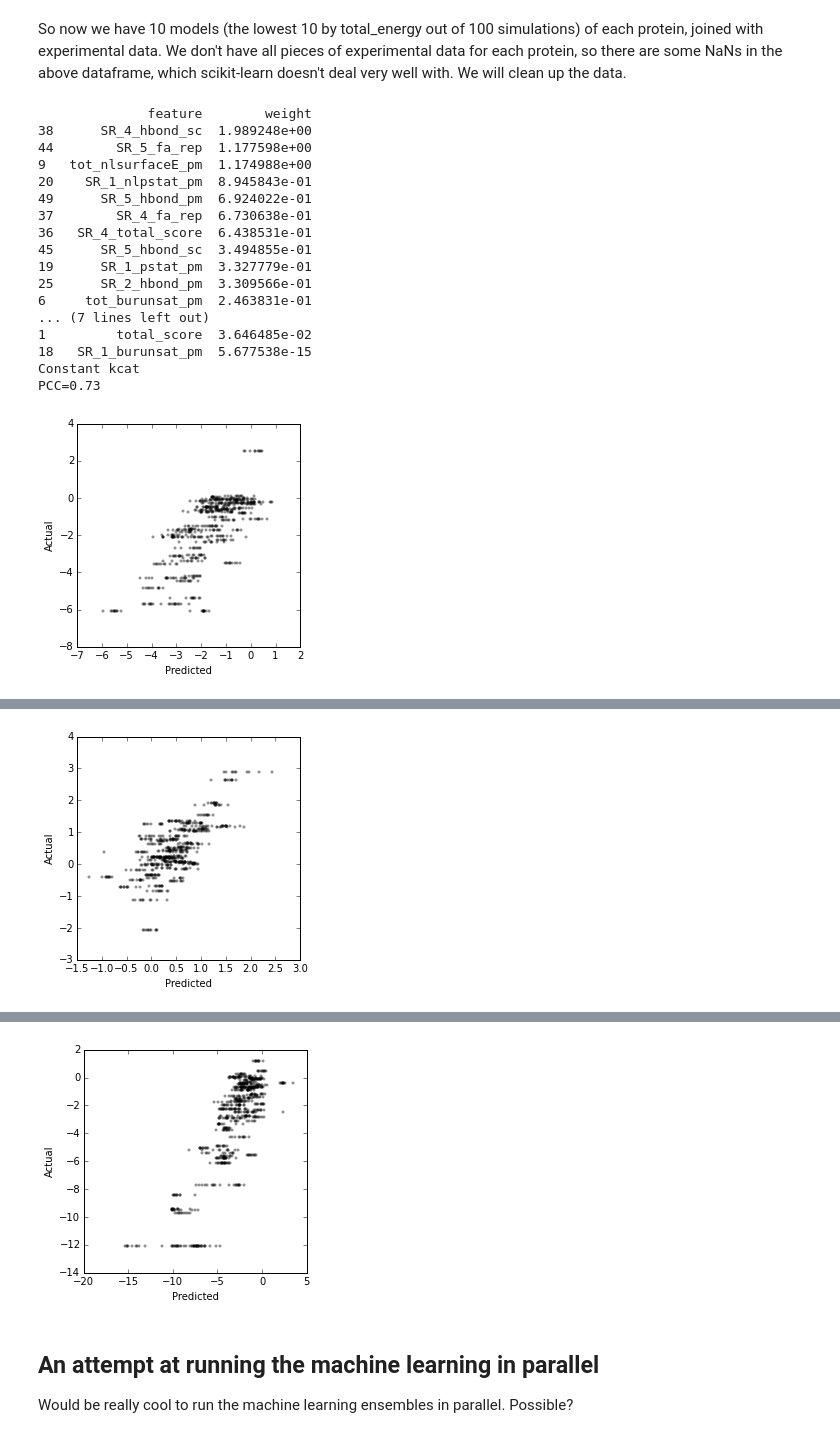
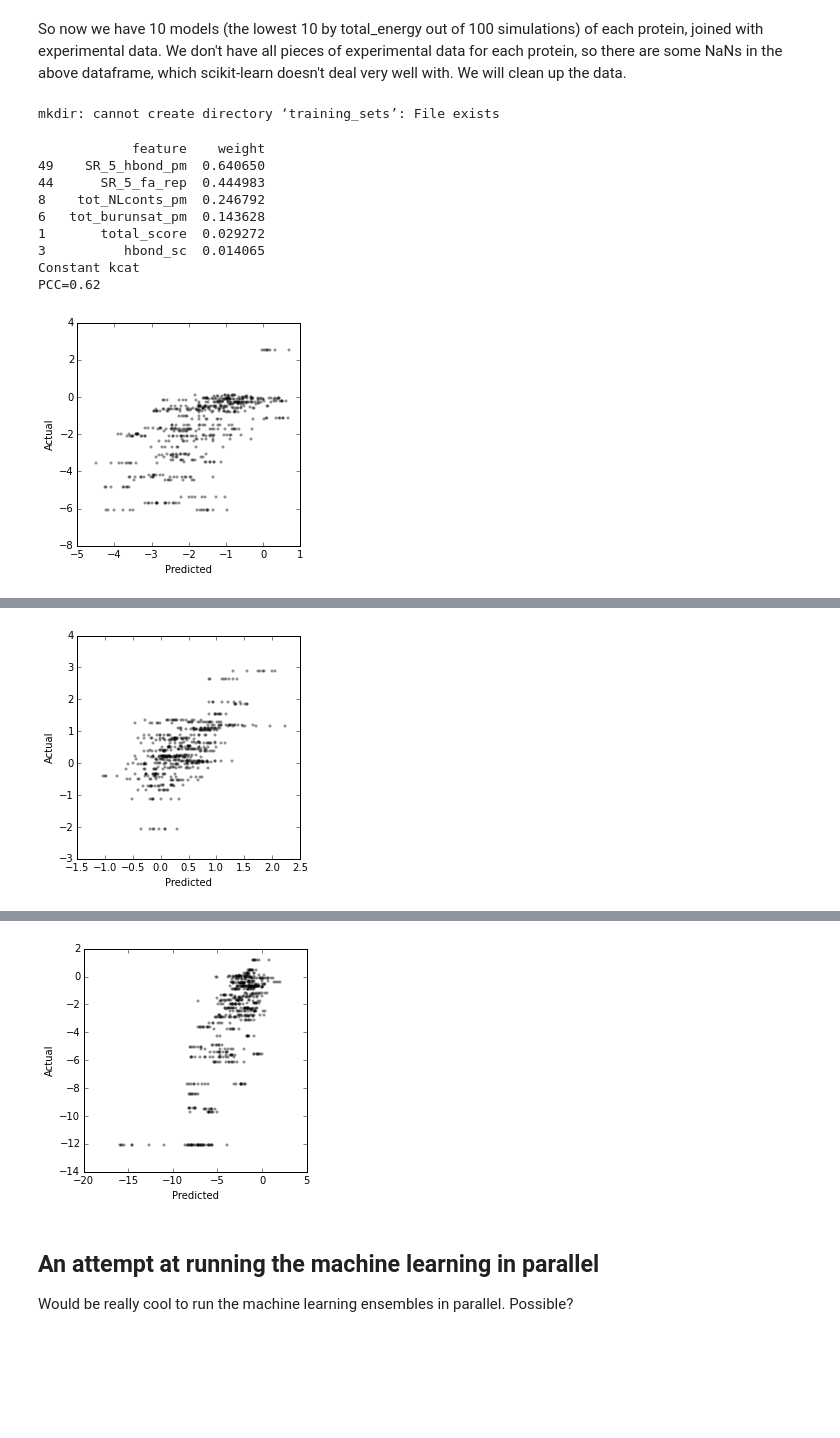
Before and after one commit to dacarlin/bagel-benchmark, a Jupyter notebook: Untitled.ipynb, the cells around one changed output, grey strips where cells are left out. Cells and saved outputs as stored; diff of their text form; code cells hidden in the pictures; blank space fills up the shorter version.

Commit message:
Clean and running with nstruct 100

```diff
--- a/Untitled.ipynb
+++ b/Untitled.ipynb
@@ -56,10 +51,10 @@ for mutant in mutants:
 # %% [output]
 156 mutants
 # %%
-nstruct = 10
+nstruct = 100
 
 with open( 'list', 'w' ) as fn:
     for i in range( nstruct ):
         for mutant in mutants:
-            fn.write( '-s input_pdb/{}.pdb -parser:script_vars target={} -user_tag {} \n'.format( mutant, mutant[1:-1], i ) )
+            fn.write( '-s input_pdb/{}.pdb -parser:script_vars target={} -suffix _{} \n'.format( mutant, mutant[1:-1], i ) )
 # %%
@@ -119,15 +105,15 @@ Error:
 from glob import glob
 import pandas
 
-dfs = [ pandas.read_csv( i, sep='\s+' ) for i in glob( 'out/*sc' ) ]
-df = pandas.concat( dfs )
+sfs = [ pandas.read_csv( i, sep='\s+' ) for i in glob( 'out/*sc' ) ]
+sf = pandas.concat( sfs )
+sf['name'] = sf.description.str.split( '_' ).str[0]
+sf.head()
+print 'Scorefile is', len( sf ), 'lines long'
 
 def low_10( df ):
     return df.sort( 'total_score' ).head( 10 )
 
-names = [ i.split('_')[1] for i in df.description ] #extract mutant names from strings
-df['name'] = names
-
-df = df.groupby( 'name' ).apply( low_10 )
-print len( df )
+grouped = sf.groupby( 'name' ).apply( low_10 )
+print '"Low_10" is', len( grouped ), 'lines long'
 # %% [output]
@@ -151,10 +140,9 @@ print len( log_diff.kcatkm.dropna() ), 'kcat/km'
 87 kcat/km
 # %%
 # join with models
-joined = df.join( log_diff )
+joined = grouped.join( log_diff )
 print len( joined ), 'joined total'
 
 # make a list of what we don't have data for
 # predict that list
-joined
 # %% [output]
@@ -183,53 +171,57 @@ x_cols = [ u'total_score', u'fa_rep', u'hbond_sc', u'tot_pstat_pm',
        u'SR_5_interf_E_1_2', u'SR_5_dsasa_1_2', u'SR_5_hbond_pm',
        u'SR_5_burunsat_pm', ]
 
+! mkdir training_sets
+
 for constant in constants:
     work = joined[ x_cols + [ constant ] ]
     work = work.replace( [ inf, -inf ], nan )
     work = work.dropna()
-    work.to_csv( '{}.csv'.format( constant ) )
+    work.to_csv( 'training_sets/{}.csv'.format( constant ) )
     # now we have 3 clean CSVs, one for each constant
+# %% [output]
+mkdir: cannot create directory ‘training_sets’: File exists
 # %%
+%matplotlib inline
+import matplotlib.pyplot as plt
+
+from sklearn.linear_model import ElasticNetCV
+from sklearn.ensemble import BaggingRegressor
+from sklearn.grid_search import GridSearchCV
+from scipy.stats.stats import pearsonr
+
 for constant in constants:
-    df = pandas.read_csv( '{}.csv'.format( constant ), index_col='name' )
+    df = pandas.read_csv( 'training_sets/{}.csv'.format( constant ), index_col='name' )
     y = df[ constant ]
     X = df.drop( constant, axis=1 )
 
     params = { 'l1_ratio': [ .1, .25, .5, .7, .9, .95, .99, 1, ] }
     net = ElasticNetCV()
     grid = GridSearchCV( net, params )
-    bag = BaggingRegressor( grid, n_estimators=10 )
+    bag = BaggingRegressor( grid, n_estimators=1 )
     bag.fit( X, y )
 
     weights = pandas.DataFrame( zip( X.columns, bag.estimators_[0].best_estimator_.coef_ ), columns=['feature', 'weight'] )
     preds = bag.predict( X )
 
     print weights[ ( weights.weight > 0 )].sort( 'weight', ascending=False )
     print 'Constant', constant
     print 'PCC={:2.2f}'.format( pearsonr( preds, y )[0] )
 
     plt.figure( figsize=(4,4) )
     plt.scatter( preds, y, alpha=0.3, marker='.', color='k' )
     plt.xlabel( 'Predicted' )
     plt.ylabel( 'Actual' )
     plt.show()
 # %% [output]
-              feature        weight
-38      SR_4_hbond_sc  1.989248e+00
-44        SR_5_fa_rep  1.177598e+00
-9   tot_nlsurfaceE_pm  1.174988e+00
-20    SR_1_nlpstat_pm  8.945843e-01
-49      SR_5_hbond_pm  6.924022e-01
-37        SR_4_fa_rep  6.730638e-01
-36   SR_4_total_score  6.438531e-01
-45      SR_5_hbond_sc  3.494855e-01
-19      SR_1_pstat_pm  3.327779e-01
-25      SR_2_hbond_pm  3.309566e-01
-6     tot_burunsat_pm  2.463831e-01
-... (7 lines left out)
-1         total_score  3.646485e-02
-18   SR_1_burunsat_pm  5.677538e-15
+            feature    weight
+49    SR_5_hbond_pm  0.640650
+44      SR_5_fa_rep  0.444983
+8    tot_NLconts_pm  0.246792
+6   tot_burunsat_pm  0.143628
+1       total_score  0.029272
+3          hbond_sc  0.014065
 Constant kcat
-PCC=0.73
+PCC=0.62
-[figure, old version]
+[figure, new version]
               feature    weight
@@ -249 +237 @@ PCC=0.69
-[figure, old version]
+[figure, new version]
@@ -267,4 +255,4 @@ PCC=0.83
-[figure, old version]
+[figure, new version]
 # %% [markdown]
 ## An attempt at running the machine learning in parallel
 
```
Also changed, not shown: parts of 11 cells of this notebook.
